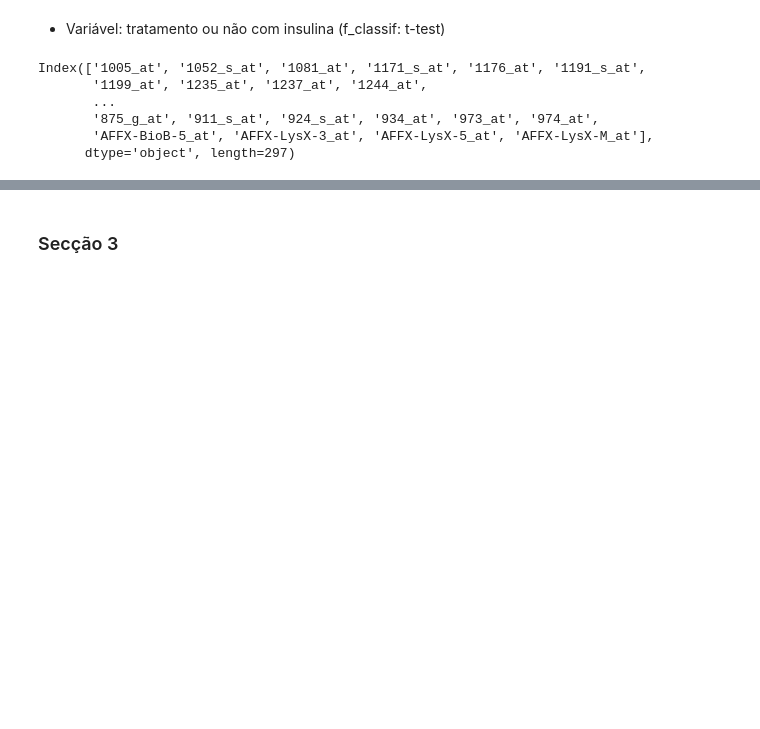
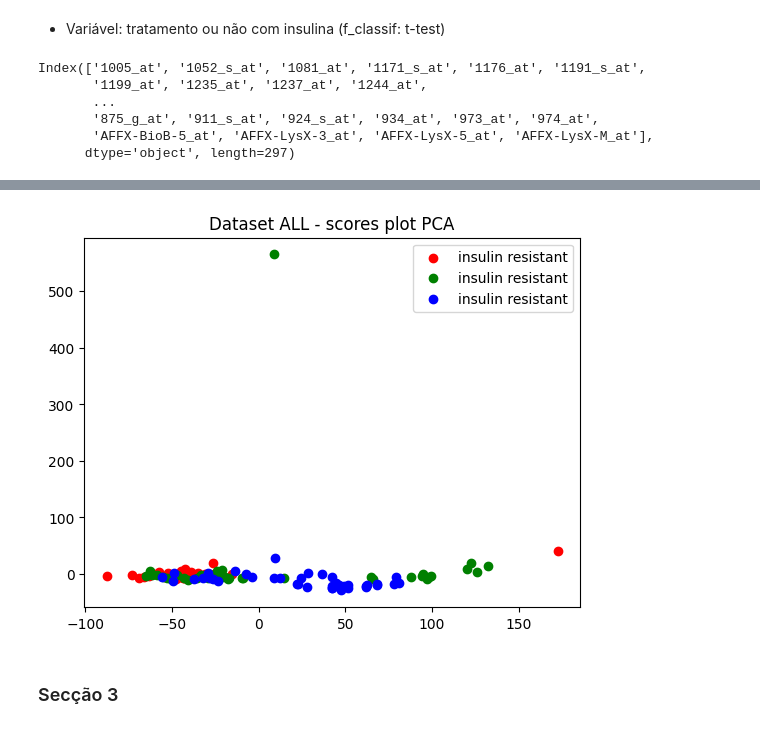
Before and after one commit to bernardo-tardin/Grupo4-B1-Dataset7, a Jupyter notebook: trabalho.ipynb, the cells around one changed output, grey strips where cells are left out. Cells and saved outputs as stored; diff of their text form; code cells hidden in the pictures; blank space fills up the shorter version.

```diff
--- a/trabalho.ipynb
+++ b/trabalho.ipynb
@@ -177,3 +206,12 @@ Index(['1005_at', '1052_s_at', '1081_at', '1171_s_at', '1176_at', '1191_s_at',
+# %%
+plt.figure()
+for c, disease in zip("rgb", ["diabetic", "insulin resistant", "insulin sensitive"]):
+    plt.scatter(X_r[output_disease == disease, 0], X_r[output_disease == disease, 1], c=c, label=name)
+plt.legend()
+plt.title('Dataset ALL - scores plot PCA')
+plt.show()
+# %% [output]
+[figure, added]
 # %% [markdown]
 ### Secção 3
 # %% [markdown]
```
Also changed, not shown: parts of 3 cells of this notebook.
